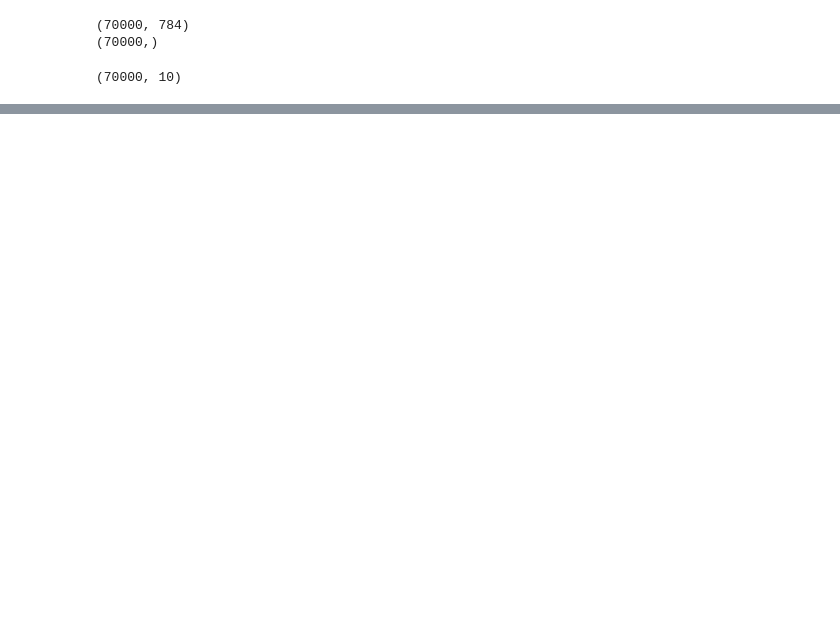
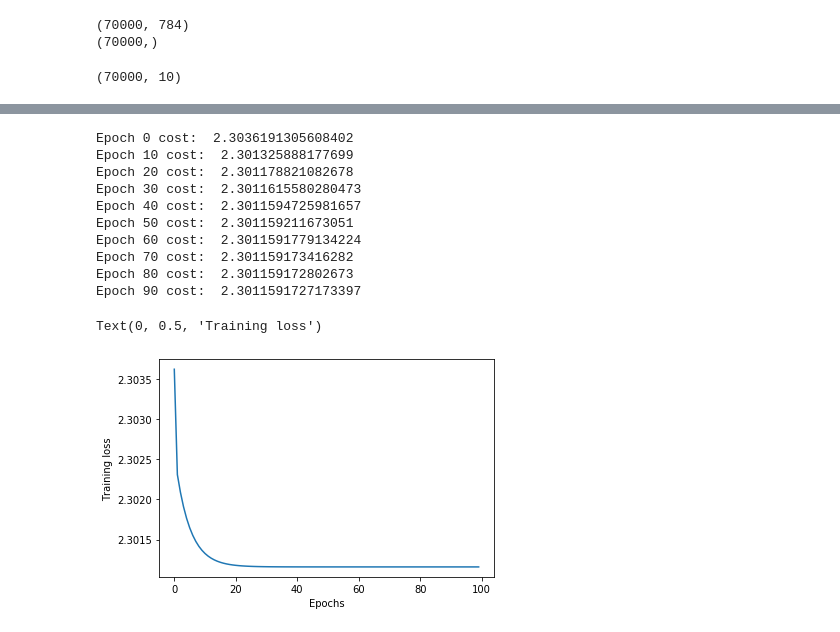
Before and after one commit to astuppad/Artificial-Intelligence, a Jupyter notebook: GreatLearning/Introduction to Nueral networks and Deep learning/NN_MNIST_Scratch.ipynb, the cells around one changed output, grey strips where cells are left out. Drawn from its saved outputs; the diff is of its cells as text; code cells hidden in the pictures; blank space fills up the shorter version.

```diff
--- a/GreatLearning/Introduction to Nueral networks and Deep learning/NN_MNIST_Scratch.ipynb
+++ b/GreatLearning/Introduction to Nueral networks and Deep learning/NN_MNIST_Scratch.ipynb
@@ -19,7 +19,7 @@ nDigits = 10
 # %%
 yOneHot= np.zeros([y.shape[0], nDigits])
 for i in range(y.shape[0]):
-    yOneHot[i, int(y[i])]
+    yOneHot[i, int(y[i])] = 1
 
 y = yOneHot
 # %%
@@ -66,3 +66,64 @@ def softmax(y):
 # %%
 def CE_softmax_derivative(output, ideal_output):
     return output - ideal_output
+# %%
+inputDim = InputData_train.shape[1]
+nHidden = 64
+learning_rate = 1
+weight_decay = 0.001
+
+W1 = 0.01 * np.random.randn(nHidden, inputDim)
+b1 = np.zeros((nHidden, 1))
+W2 = 0.01 * np.random.randn(nDigits, nHidden)
+b2 = np.zeros((nDigits, 1))
+
+inputData = InputData_train
+y = y_train
+# %%
+nEpochs = 100
+costPlot = np.zeros(nEpochs)
+
+for i in range(nEpochs):
+
+    Z1 = np.matmul(W1, inputData.T) + b1
+    A1 = reLu(Z1)
+    Z2 = np.matmul(W2, A1) + b2
+    A2 = softmax(Z2)
+
+    cost = CrossEntropyLoss(y.T, A2)
+    costPlot[i] = cost
+
+    # backpropagation using chain rule
+    dZ2 = CE_softmax_derivative(A2, y.T)
+    dW2 = (1./m) * np.matmul(dZ2, A1.T)
+    db2 = (1./m) * np.sum(dZ2, axis = 1, keepdims=True)
+
+    dA1 = np.matmul(W2.T, dZ2)
+    dZ1 = dA1 * reLu_derivative(Z1)
+    dW1 = (1./m) * np.matmul(dZ1, inputData)
+    db1 = (1./m) * np.sum(dZ1, axis=1, keepdims=True)
+
+    W2 -= learning_rate * dW2 + weight_decay * W2
+    b2 -= learning_rate * db2
+    W1 -= learning_rate * dW1 + weight_decay + W1
+    b1 -= learning_rate * db1
+
+    if(i % 10 == 0):
+        print("Epoch", i, "cost: ", cost)
+
+plt.plot(costPlot)
+plt.xlabel('Epochs')
+plt.ylabel('Training loss')
+# %% [output]
+Epoch 0 cost:  2.3036191305608402
+Epoch 10 cost:  2.301325888177699
+Epoch 20 cost:  2.301178821082678
+Epoch 30 cost:  2.3011615580280473
+Epoch 40 cost:  2.3011594725981657
+Epoch 50 cost:  2.301159211673051
+Epoch 60 cost:  2.3011591779134224
+Epoch 70 cost:  2.301159173416282
+Epoch 80 cost:  2.301159172802673
+Epoch 90 cost:  2.3011591727173397
+Text(0, 0.5, 'Training loss')
+[figure, added]
```
Also changed, not shown: parts of 3 cells of this notebook.
